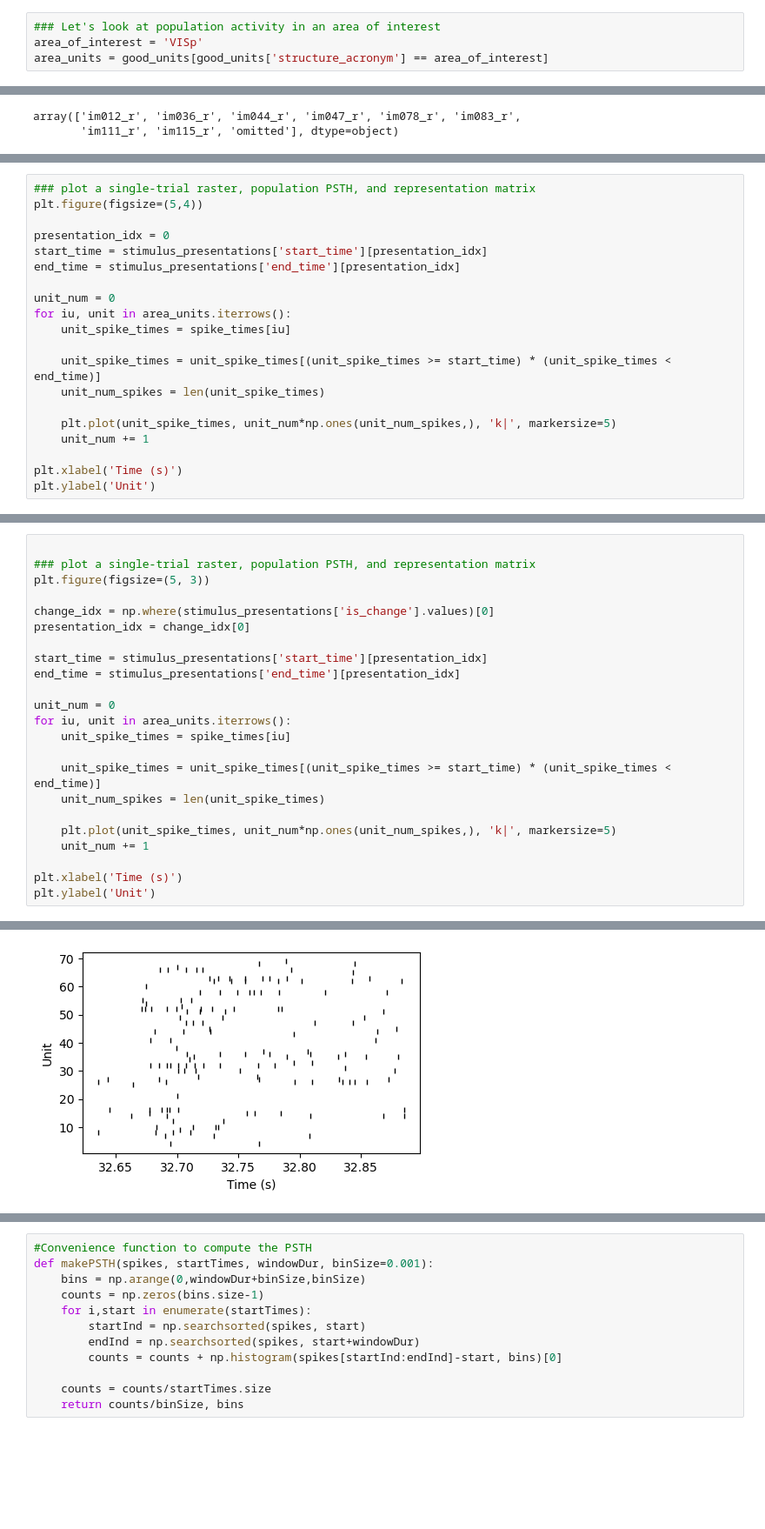
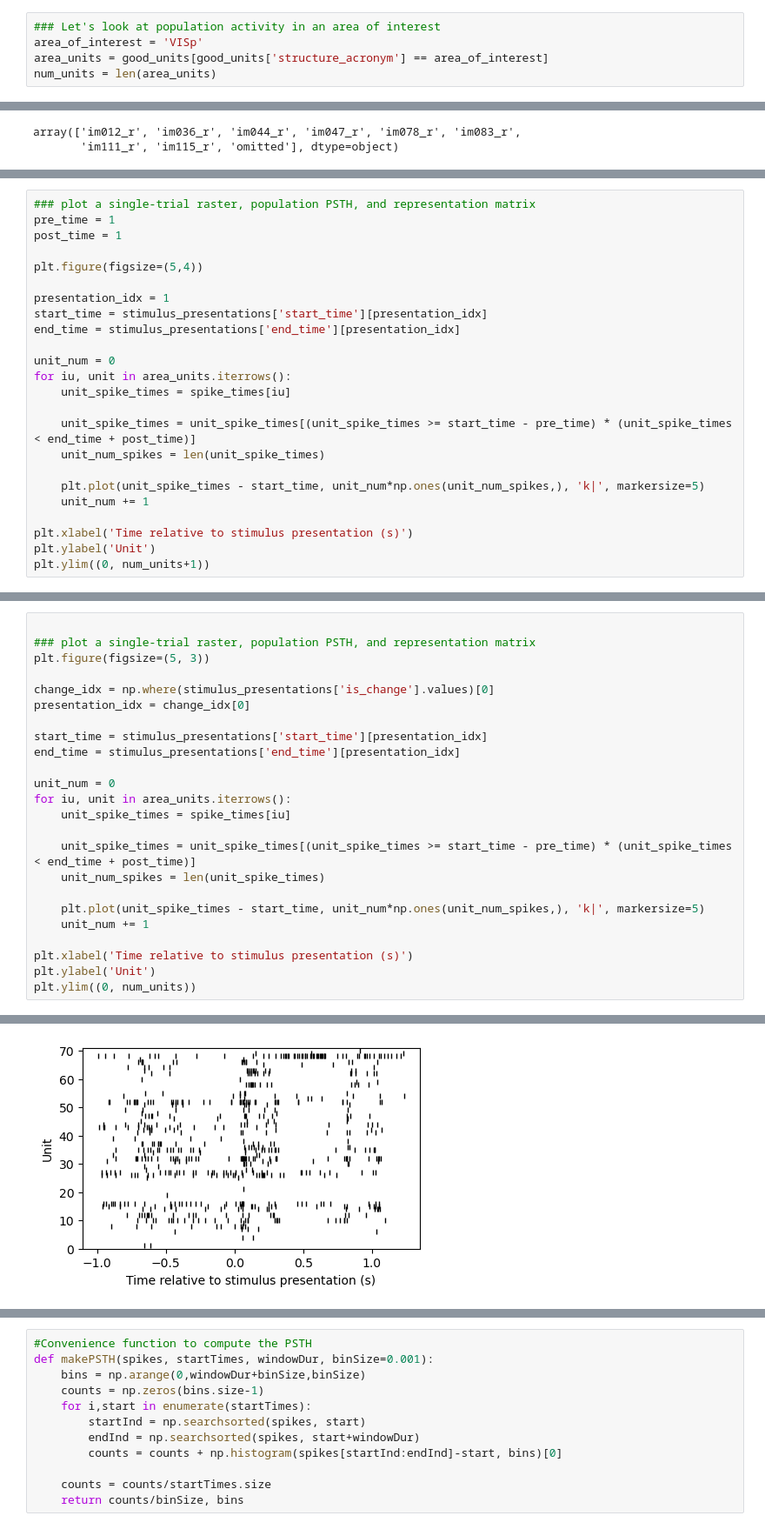
Before and after one commit to mattjdavis/SWDB_2024_Physiology, a Jupyter notebook: code/workshop_2_population_coding.ipynb, the cells around one changed output, grey strips where cells are left out. Shown at 87% size. Drawn from its saved outputs; the diff is of its cells as text; blank space fills up the shorter version.

```diff
--- a/code/workshop_2_population_coding.ipynb
+++ b/code/workshop_2_population_coding.ipynb
@@ -157,6 +157,7 @@ dtype: int64
 ### Let's look at population activity in an area of interest
 area_of_interest = 'VISp'
 area_units = good_units[good_units['structure_acronym'] == area_of_interest]
+num_units = len(area_units)
 # %%
 stimulus_presentations = session.stimulus_presentations
 stimulus_presentations = stimulus_presentations[stimulus_presentations.stimulus_name == 'Natural_Images_Lum_Matched_set_ophys_G_2019']
@@ -185,8 +188,11 @@ array(['im012_r', 'im036_r', 'im044_r', 'im047_r', 'im078_r', 'im083_r',
 # %%
 ### plot a single-trial raster, population PSTH, and representation matrix
+pre_time = 1
+post_time = 1
+
 plt.figure(figsize=(5,4))
 
-presentation_idx = 0
+presentation_idx = 1
 start_time = stimulus_presentations['start_time'][presentation_idx]
 end_time = stimulus_presentations['end_time'][presentation_idx]
 
@@ -194,12 +200,13 @@ unit_num = 0
 for iu, unit in area_units.iterrows():
     unit_spike_times = spike_times[iu]
 
-    unit_spike_times = unit_spike_times[(unit_spike_times >= start_time) * (unit_spike_times < end_time)]
+    unit_spike_times = unit_spike_times[(unit_spike_times >= start_time - pre_time) * (unit_spike_times < end_time + post_time)]
     unit_num_spikes = len(unit_spike_times)
 
-    plt.plot(unit_spike_times, unit_num*np.ones(unit_num_spikes,), 'k|', markersize=5)
+    plt.plot(unit_spike_times - start_time, unit_num*np.ones(unit_num_spikes,), 'k|', markersize=5)
     unit_num += 1
 
-plt.xlabel('Time (s)')
+plt.xlabel('Time relative to stimulus presentation (s)')
 plt.ylabel('Unit')
+plt.ylim((0, num_units+1))
 # %% [output]
@@ -220,12 +229,13 @@ unit_num = 0
 for iu, unit in area_units.iterrows():
     unit_spike_times = spike_times[iu]
 
-    unit_spike_times = unit_spike_times[(unit_spike_times >= start_time) * (unit_spike_times < end_time)]
+    unit_spike_times = unit_spike_times[(unit_spike_times >= start_time - pre_time) * (unit_spike_times < end_time + post_time)]
     unit_num_spikes = len(unit_spike_times)
 
-    plt.plot(unit_spike_times, unit_num*np.ones(unit_num_spikes,), 'k|', markersize=5)
+    plt.plot(unit_spike_times - start_time, unit_num*np.ones(unit_num_spikes,), 'k|', markersize=5)
     unit_num += 1
 
-plt.xlabel('Time (s)')
+plt.xlabel('Time relative to stimulus presentation (s)')
 plt.ylabel('Unit')
+plt.ylim((0, num_units))
 # %% [output]
@@ -233 +243 @@ Text(0, 0.5, 'Unit')
-[figure, old version]
+[figure, new version]
```
Also changed, not shown: parts of 61 cells of this notebook.
